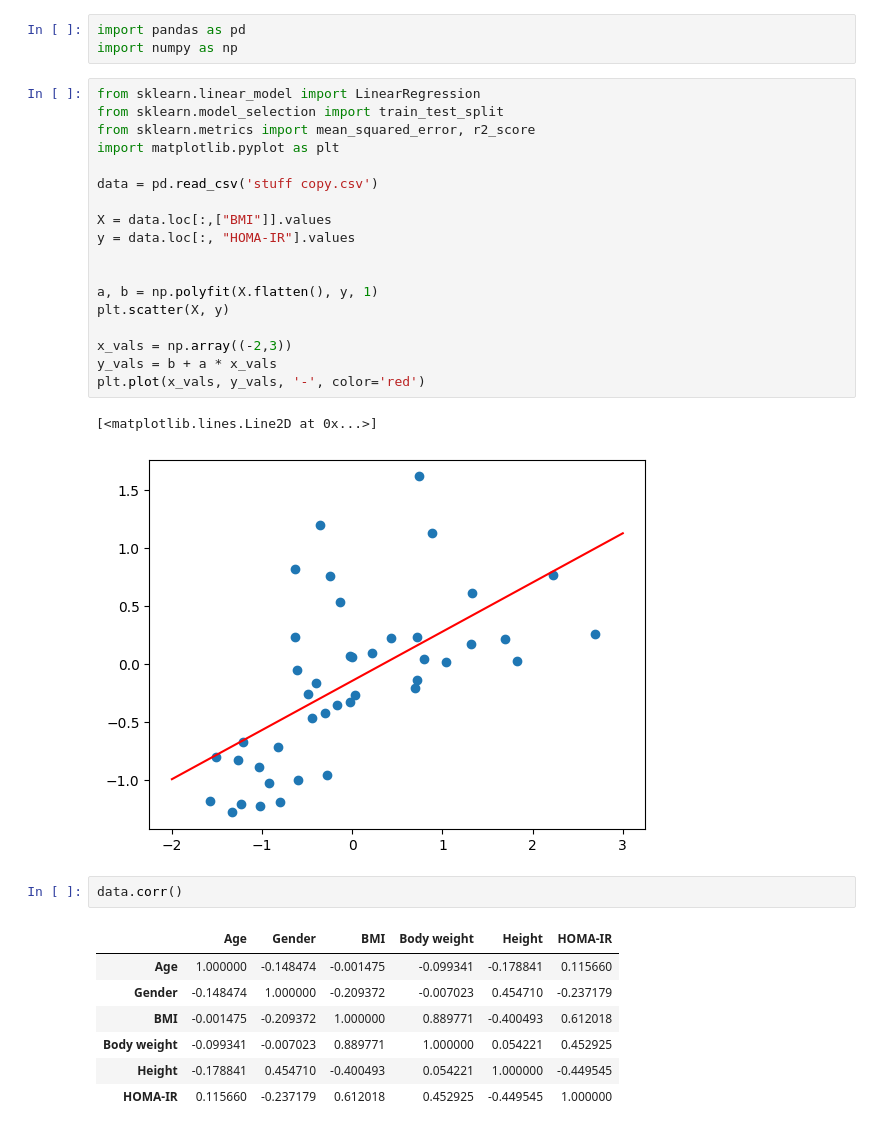
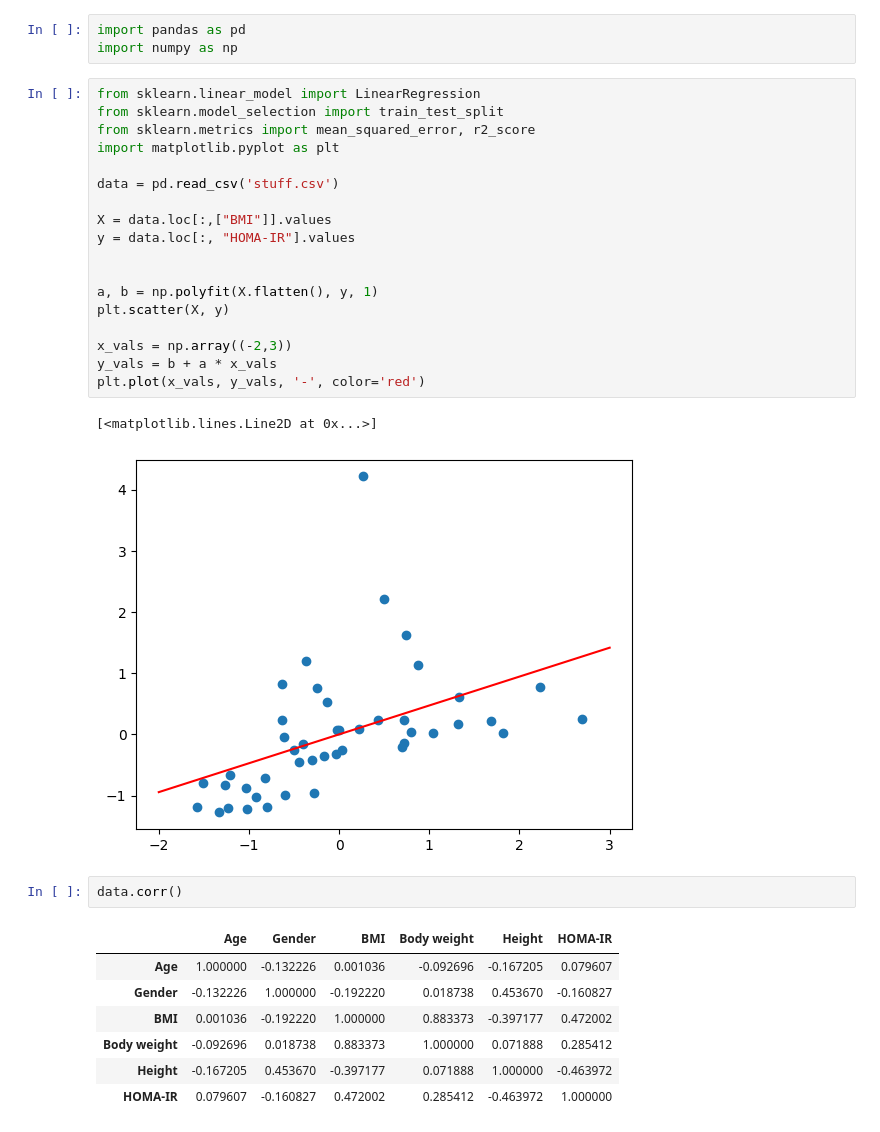
Before and after one commit to OmGuin/nexus-prediction, a Jupyter notebook: lin_model/main.ipynb, the cells around one changed output. Drawn from its saved outputs; the diff is of its cells as text.

```diff
--- a/lin_model/main.ipynb
+++ b/lin_model/main.ipynb
@@ -4,34 +4,34 @@ import numpy as np
 # %%
 from sklearn.linear_model import LinearRegression
 from sklearn.model_selection import train_test_split
 from sklearn.metrics import mean_squared_error, r2_score
 import matplotlib.pyplot as plt
 
-data = pd.read_csv('stuff copy.csv')
+data = pd.read_csv('stuff.csv')
 
 X = data.loc[:,["BMI"]].values
 y = data.loc[:, "HOMA-IR"].values
 
 
 a, b = np.polyfit(X.flatten(), y, 1)
 plt.scatter(X, y)
 
 x_vals = np.array((-2,3))
 y_vals = b + a * x_vals
 plt.plot(x_vals, y_vals, '-', color='red')
 # %% [output]
 [<matplotlib.lines.Line2D at 0x...>]
-[figure, old version]
+[figure, new version]
 # %%
 data.corr()
 # %% [output]
 |  | Age | Gender | BMI | Body weight | Height | HOMA-IR |
-| Age | 1.000000 | -0.148474 | -0.001475 | -0.099341 | -0.178841 | 0.115660 |
-| Gender | -0.148474 | 1.000000 | -0.209372 | -0.007023 | 0.454710 | -0.237179 |
-| BMI | -0.001475 | -0.209372 | 1.000000 | 0.889771 | -0.400493 | 0.612018 |
-| Body weight | -0.099341 | -0.007023 | 0.889771 | 1.000000 | 0.054221 | 0.452925 |
-| Height | -0.178841 | 0.454710 | -0.400493 | 0.054221 | 1.000000 | -0.449545 |
-| HOMA-IR | 0.115660 | -0.237179 | 0.612018 | 0.452925 | -0.449545 | 1.000000 |
+| Age | 1.000000 | -0.132226 | 0.001036 | -0.092696 | -0.167205 | 0.079607 |
+| Gender | -0.132226 | 1.000000 | -0.192220 | 0.018738 | 0.453670 | -0.160827 |
+| BMI | 0.001036 | -0.192220 | 1.000000 | 0.883373 | -0.397177 | 0.472002 |
+| Body weight | -0.092696 | 0.018738 | 0.883373 | 1.000000 | 0.071888 | 0.285412 |
+| Height | -0.167205 | 0.453670 | -0.397177 | 0.071888 | 1.000000 | -0.463972 |
+| HOMA-IR | 0.079607 | -0.160827 | 0.472002 | 0.285412 | -0.463972 | 1.000000 |
 # %%
 # Calculate the r-value
 numerator = np.sum((X.flatten() - np.mean(X)) * (y - np.mean(y)))
```
Also changed, not shown: parts of 1 cell of this notebook, 1 other file.
